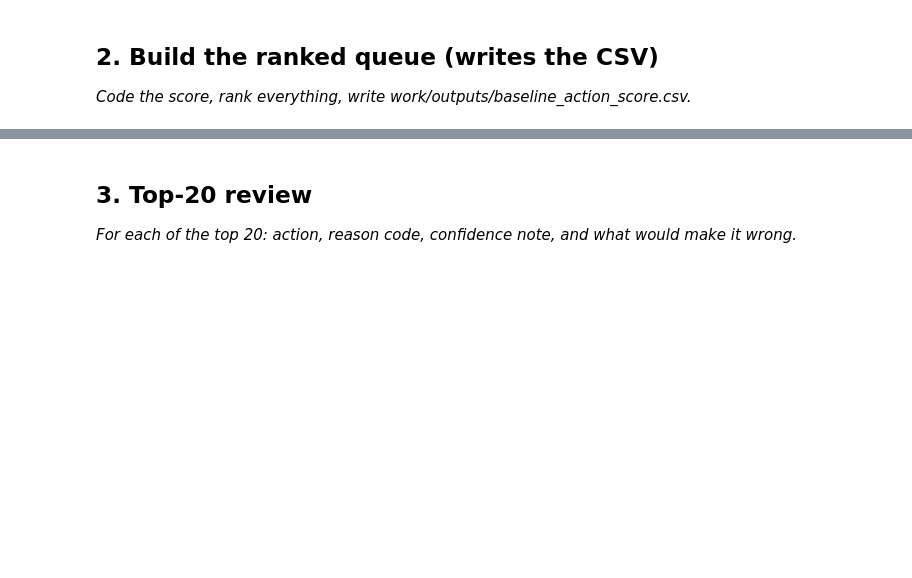
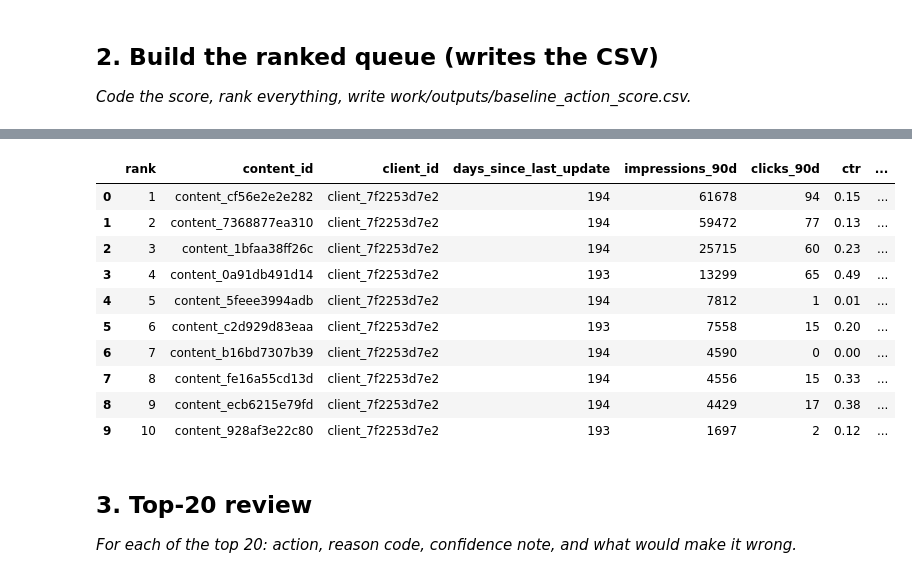
Before and after one commit to Swaraj0204/flyrank-ml-internship, a Jupyter notebook: work/notebooks/w04_baseline_score.ipynb, the cells around one changed output, grey strips where cells are left out. Saved outputs shown, nothing was run; the diff lists cells and outputs as text; code cells hidden in the pictures; blank space fills up the shorter version.

```diff
--- a/work/notebooks/w04_baseline_score.ipynb
+++ b/work/notebooks/w04_baseline_score.ipynb
@@ -22,0 +46,80 @@ This skeleton is yours to fill. Work the sections **in order** — each one has
+# %%
+
+from pathlib import Path
+import json
+import pandas as pd
+
+# Find the cloned repository in this Colab runtime
+ROOT = Path("/content/flyrank-ml-internship")
+
+if not ROOT.exists():
+    raise FileNotFoundError(
+        "Repository not found at /content/flyrank-ml-internship. "
+        "Tell me and we will locate it."
+    )
+
+DATA = ROOT / "data/raw/content_refresh_anonymized.csv"
+OUT = ROOT / "work/outputs"
+OUT.mkdir(parents=True, exist_ok=True)
+
+# Load the dataset
+df = pd.read_csv(DATA)
+
+# Baseline rule: stale and still visible in search
+stale = df["days_since_last_update"] >= 180
+visible = df["impressions_90d"] >= 500
+eligible = stale & visible
+
+# Keep only the fields needed for the review queue
+ranked = df.loc[eligible, [
+    "content_id",
+    "client_id",
+    "days_since_last_update",
+    "impressions_90d",
+    "clicks_90d",
+    "ctr",
+    "avg_position"
+]].copy()
+
+# Exactly one score, one reason code, and one action
+ranked["score"] = ranked["impressions_90d"]
+ranked["reason_code"] = "stale_but_visible"
+ranked["action"] = "REVIEW_REFRESH"
+
+# Highest score first
+ranked = ranked.sort_values(
+    "score", ascending=False
+).reset_index(drop=True)
+
+ranked.insert(0, "rank", range(1, len(ranked) + 1))
+
+# Save the ranked queue
+csv_path = OUT / "baseline_action_score.csv"
+ranked.to_csv(csv_path, index=False)
+
+# Save evaluation metrics
+metrics = {
+    "dataset_rows": int(len(df)),
+    "eligible_pages": int(len(ranked)),
+    "eligible_pct": round(100 * len(ranked) / len(df), 2),
+    "score_definition": "impressions_90d for eligible pages",
+    "reason_code": "stale_but_visible",
+    "action": "REVIEW_REFRESH",
+    "rule": (
+        "days_since_last_update >= 180 AND "
+        "impressions_90d >= 500"
+    ),
+    "uses_trend_pct": False,
+    "uses_trend_direction": False
+}
+
+metrics_path = OUT / "baseline_metrics.json"
+metrics_path.write_text(json.dumps(metrics, indent=2))
+
+print("Dataset rows:", len(df))
+print("Eligible pages:", len(ranked))
+print("Queue CSV saved:", csv_path.exists())
+print("Metrics JSON saved:", metrics_path.exists())
+print("\nTop 10 ranked pages:")
+display(ranked.head(10))
+# %% [output]
@@ -23,3 +132,14 @@ This skeleton is yours to fill. Work the sections **in order** — each one has
+|  | rank | content_id | client_id | days_since_last_update | impressions_90d | clicks_90d | ctr | ... |
+| 0 | 1 | content_cf56e2e2e282 | client_7f2253d7e2 | 194 | 61678 | 94 | 0.15 | ... |
+| 1 | 2 | content_7368877ea310 | client_7f2253d7e2 | 194 | 59472 | 77 | 0.13 | ... |
+| 2 | 3 | content_1bfaa38ff26c | client_7f2253d7e2 | 194 | 25715 | 60 | 0.23 | ... |
+| 3 | 4 | content_0a91db491d14 | client_7f2253d7e2 | 193 | 13299 | 65 | 0.49 | ... |
+| 4 | 5 | content_5feee3994adb | client_7f2253d7e2 | 194 | 7812 | 1 | 0.01 | ... |
+| 5 | 6 | content_c2d929d83eaa | client_7f2253d7e2 | 193 | 7558 | 15 | 0.20 | ... |
+| 6 | 7 | content_b16bd7307b39 | client_7f2253d7e2 | 194 | 4590 | 0 | 0.00 | ... |
+| 7 | 8 | content_fe16a55cd13d | client_7f2253d7e2 | 194 | 4556 | 15 | 0.33 | ... |
+| 8 | 9 | content_ecb6215e79fd | client_7f2253d7e2 | 194 | 4429 | 17 | 0.38 | ... |
+| 9 | 10 | content_928af3e22c80 | client_7f2253d7e2 | 193 | 1697 | 2 | 0.12 | ... |
 # %% [markdown]
 ## 3. Top-20 review
 
```
Also changed, not shown: parts of 11 cells of this notebook.
